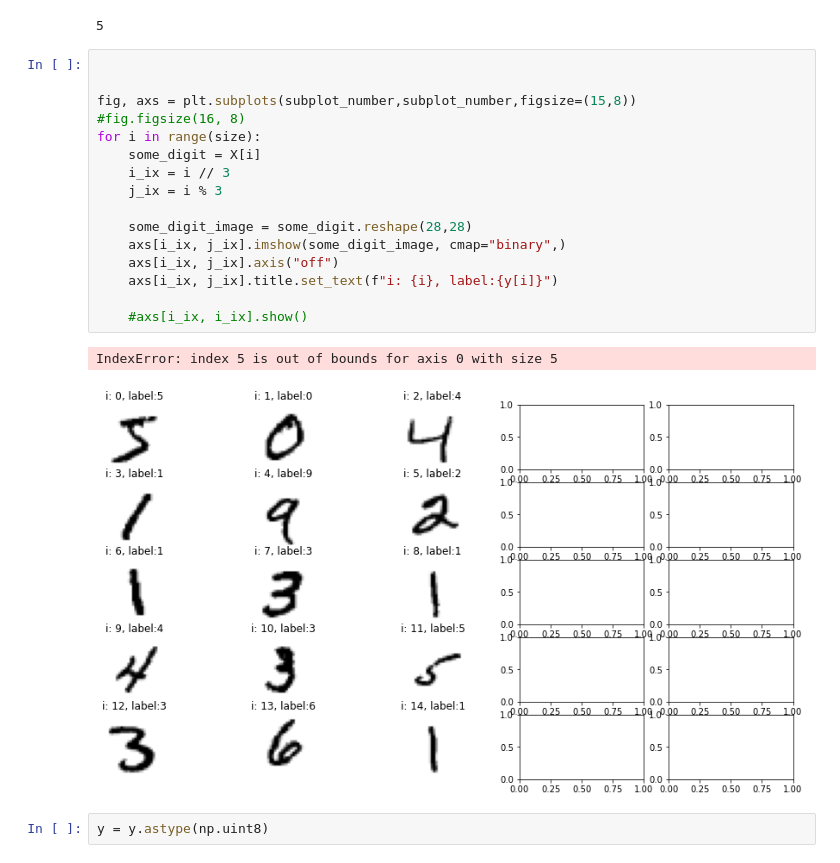
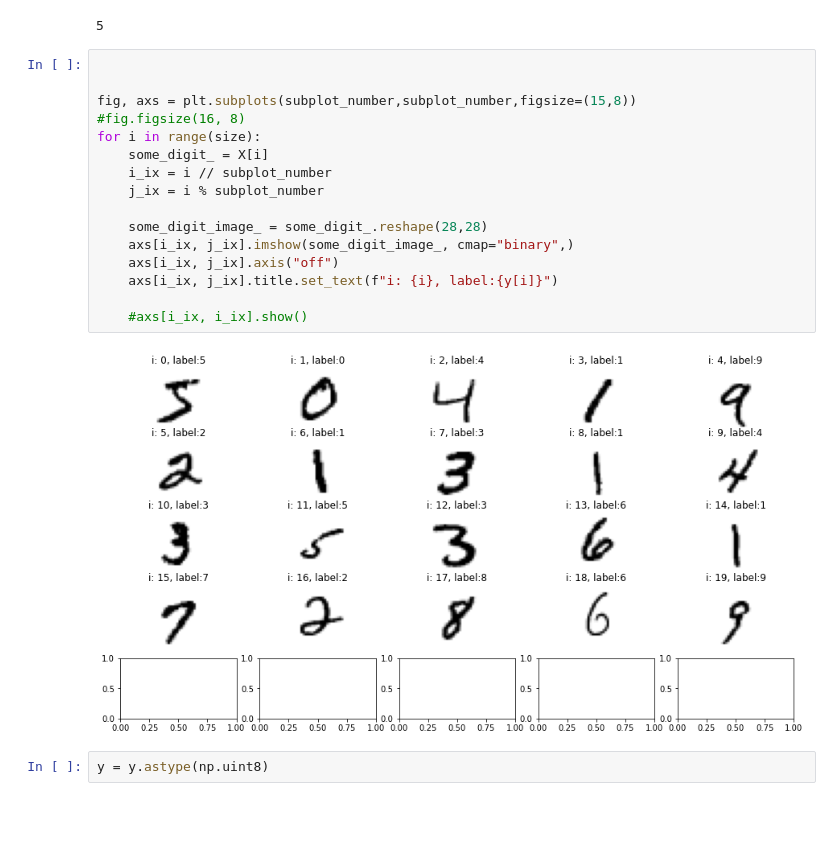
Before and after one commit to wouwou4444/mnist, a Jupyter notebook: mnist.ipynb, the cells around one changed output. Saved outputs shown, nothing was run; the diff lists cells and outputs as text; blank space fills up the shorter version.

```diff
--- a/mnist.ipynb
+++ b/mnist.ipynb
@@ -55,22 +55,21 @@ subplot_number
 # %%
 
 
 fig, axs = plt.subplots(subplot_number,subplot_number,figsize=(15,8))
 #fig.figsize(16, 8)
 for i in range(size):
-    some_digit = X[i]
-    i_ix = i // 3
-    j_ix = i % 3
+    some_digit_ = X[i]
+    i_ix = i // subplot_number
+    j_ix = i % subplot_number
 
-    some_digit_image = some_digit.reshape(28,28)
-    axs[i_ix, j_ix].imshow(some_digit_image, cmap="binary",)
+    some_digit_image_ = some_digit_.reshape(28,28)
+    axs[i_ix, j_ix].imshow(some_digit_image_, cmap="binary",)
     axs[i_ix, j_ix].axis("off")
     axs[i_ix, j_ix].title.set_text(f"i: {i}, label:{y[i]}")
 
     #axs[i_ix, i_ix].show()
 # %% [output]
-IndexError: index 5 is out of bounds for axis 0 with size 5
-[figure, old version]
+[figure, new version]
 # %%
 y = y.astype(np.uint8)
 # %% [markdown]
```
Also changed, not shown: parts of 77 cells of this notebook.
